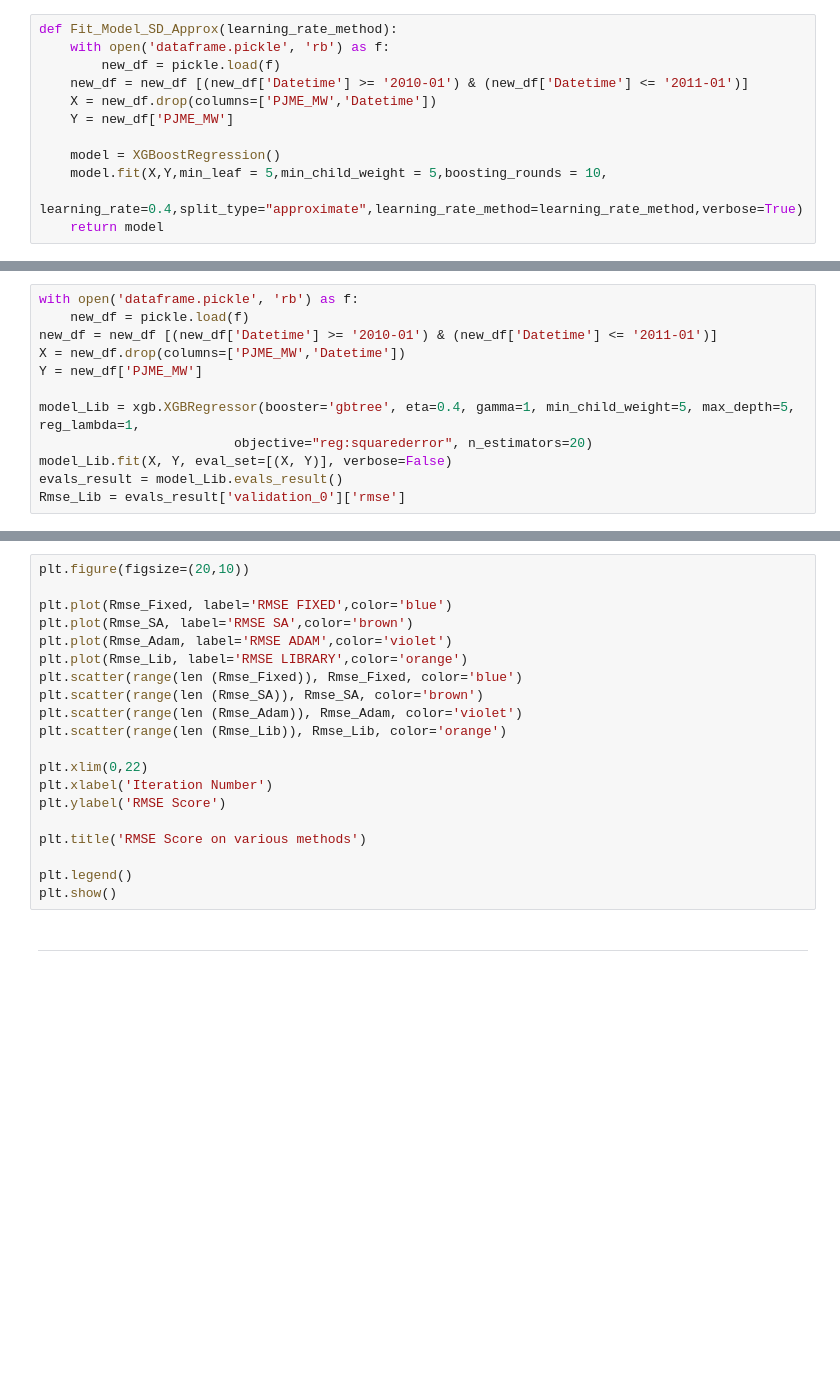
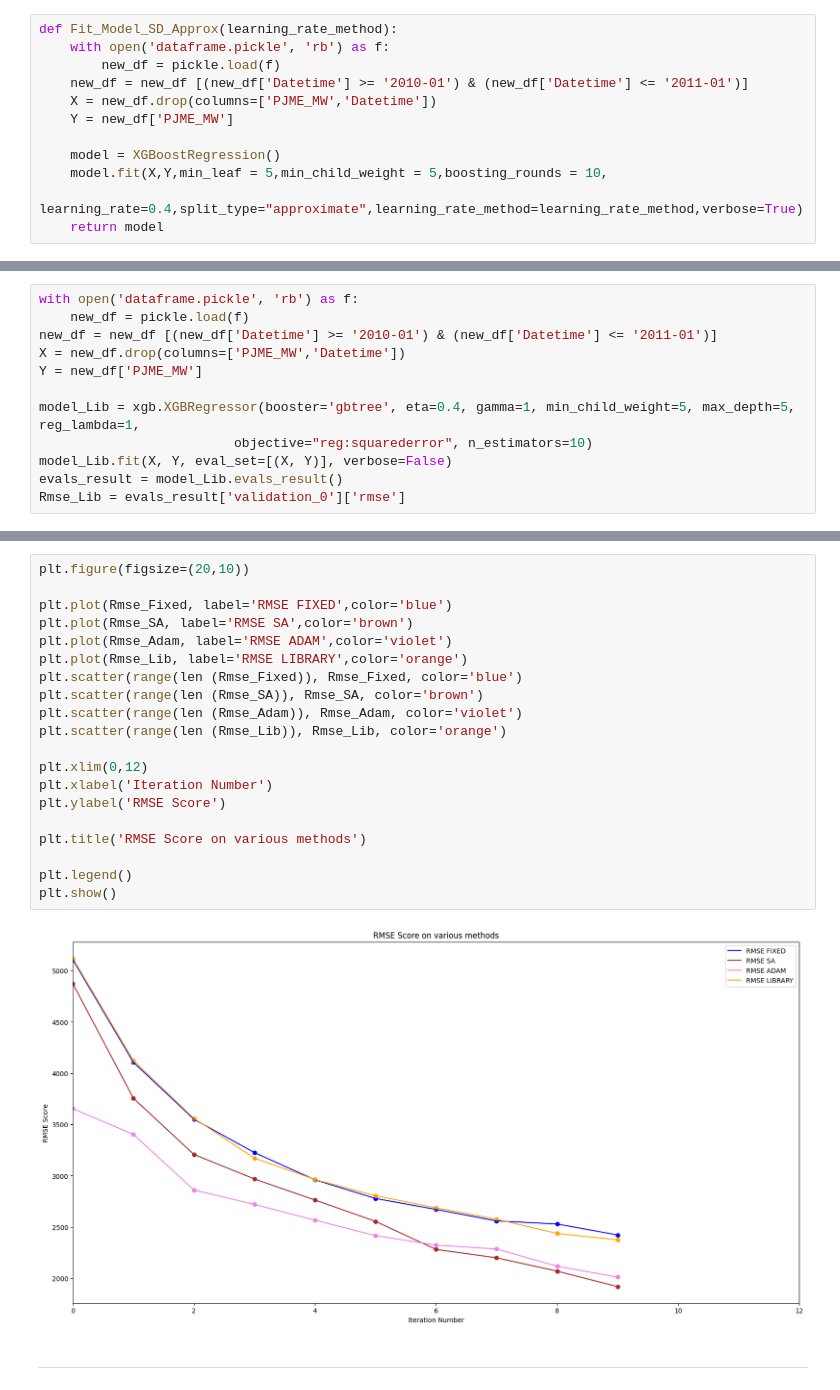
Before and after one commit to Aasneh/CS-361-Machine-Learning-Project, a Jupyter notebook: Code/XGBoost.ipynb, the cells around one changed output, grey strips where cells are left out. Saved outputs shown, nothing was run; the diff lists cells and outputs as text; blank space fills up the shorter version.

```diff
--- a/Code/XGBoost.ipynb
+++ b/Code/XGBoost.ipynb
@@ -947,7 +991,7 @@ X = new_df.drop(columns=['PJME_MW','Datetime'])
 Y = new_df['PJME_MW']
 
 model_Lib = xgb.XGBRegressor(booster='gbtree', eta=0.4, gamma=1, min_child_weight=5, max_depth=5, reg_lambda=1,
-                         objective="reg:squarederror", n_estimators=20)
+                         objective="reg:squarederror", n_estimators=10)
 model_Lib.fit(X, Y, eval_set=[(X, Y)], verbose=False)
 evals_result = model_Lib.evals_result()
 Rmse_Lib = evals_result['validation_0']['rmse']
@@ -998,22 +1044,24 @@ plt.show()
 # %%
 plt.figure(figsize=(20,10))
 
 plt.plot(Rmse_Fixed, label='RMSE FIXED',color='blue')
 plt.plot(Rmse_SA, label='RMSE SA',color='brown')
 plt.plot(Rmse_Adam, label='RMSE ADAM',color='violet')
 plt.plot(Rmse_Lib, label='RMSE LIBRARY',color='orange')
 plt.scatter(range(len (Rmse_Fixed)), Rmse_Fixed, color='blue')
 plt.scatter(range(len (Rmse_SA)), Rmse_SA, color='brown')
 plt.scatter(range(len (Rmse_Adam)), Rmse_Adam, color='violet')
 plt.scatter(range(len (Rmse_Lib)), Rmse_Lib, color='orange')
 
-plt.xlim(0,22)
+plt.xlim(0,12)
 plt.xlabel('Iteration Number')
 plt.ylabel('RMSE Score')
 
 plt.title('RMSE Score on various methods')
 
 plt.legend()
 plt.show()
+# %% [output]
+[figure, added]
 # %% [markdown]
 ---------------------------------------------------------------------------------------------------------------
```
Also changed, not shown: parts of 7 cells of this notebook, 4 other files.
